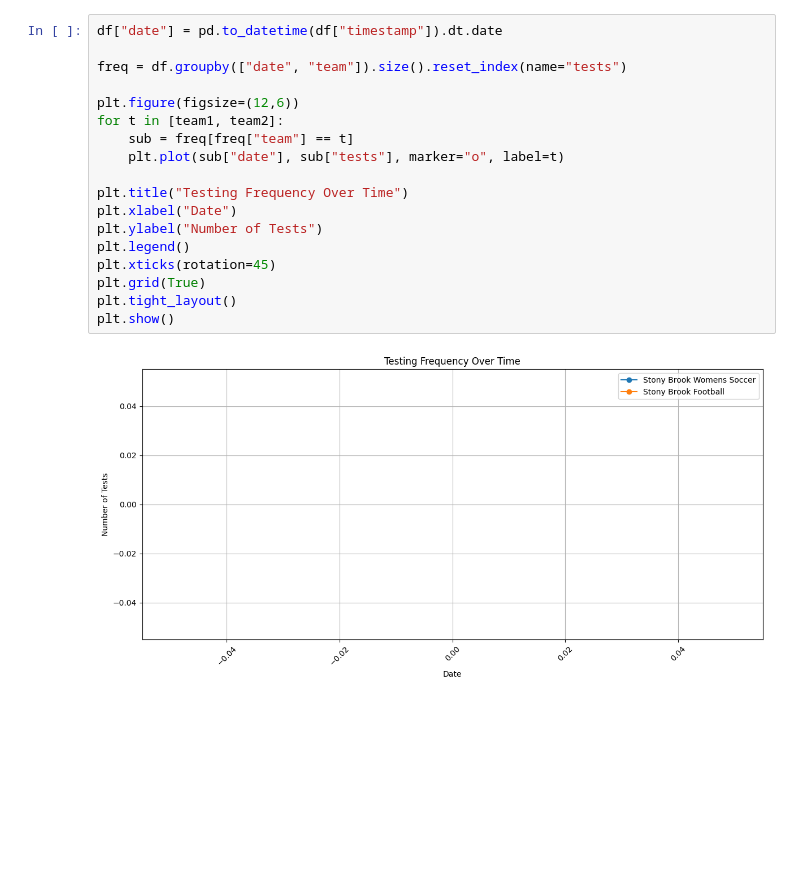
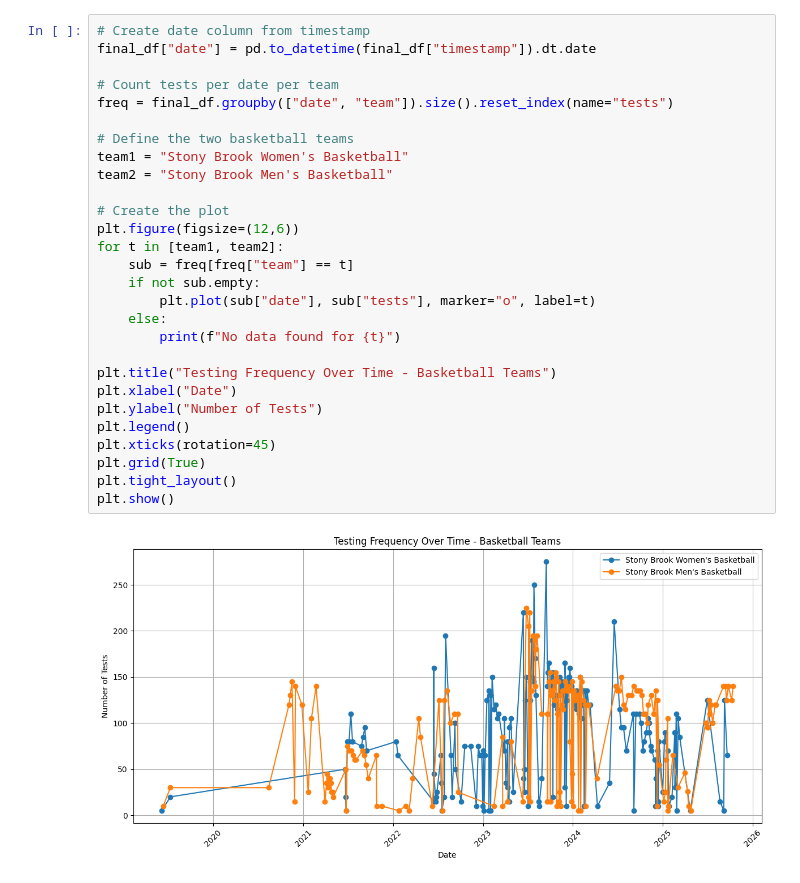
Before and after one commit to gal-legos/507_groupproject_2025, a Jupyter notebook: part3_viz_comparison.ipynb, the cells around one changed output. Saved outputs shown, nothing was run; the diff lists cells and outputs as text; blank space fills up the shorter version.

Commit message:
chose basketball

```diff
--- a/part3_viz_comparison.ipynb
+++ b/part3_viz_comparison.ipynb
@@ -205,20 +293,30 @@ No statistical test results were generated.
 # %%
-df["date"] = pd.to_datetime(df["timestamp"]).dt.date
+# Create date column from timestamp
+final_df["date"] = pd.to_datetime(final_df["timestamp"]).dt.date
 
-freq = df.groupby(["date", "team"]).size().reset_index(name="tests")
+# Count tests per date per team
+freq = final_df.groupby(["date", "team"]).size().reset_index(name="tests")
 
+# Define the two basketball teams
+team1 = "Stony Brook Women's Basketball"
+team2 = "Stony Brook Men's Basketball"
+
+# Create the plot
 plt.figure(figsize=(12,6))
 for t in [team1, team2]:
     sub = freq[freq["team"] == t]
-    plt.plot(sub["date"], sub["tests"], marker="o", label=t)
+    if not sub.empty:
+        plt.plot(sub["date"], sub["tests"], marker="o", label=t)
+    else:
+        print(f"No data found for {t}")
 
-plt.title("Testing Frequency Over Time")
+plt.title("Testing Frequency Over Time - Basketball Teams")
 plt.xlabel("Date")
 plt.ylabel("Number of Tests")
 plt.legend()
 plt.xticks(rotation=45)
 plt.grid(True)
 plt.tight_layout()
 plt.show()
 # %% [output]
-[figure, old version]
+[figure, new version]
```
Also changed, not shown: parts of 6 cells of this notebook, 1 other file.
